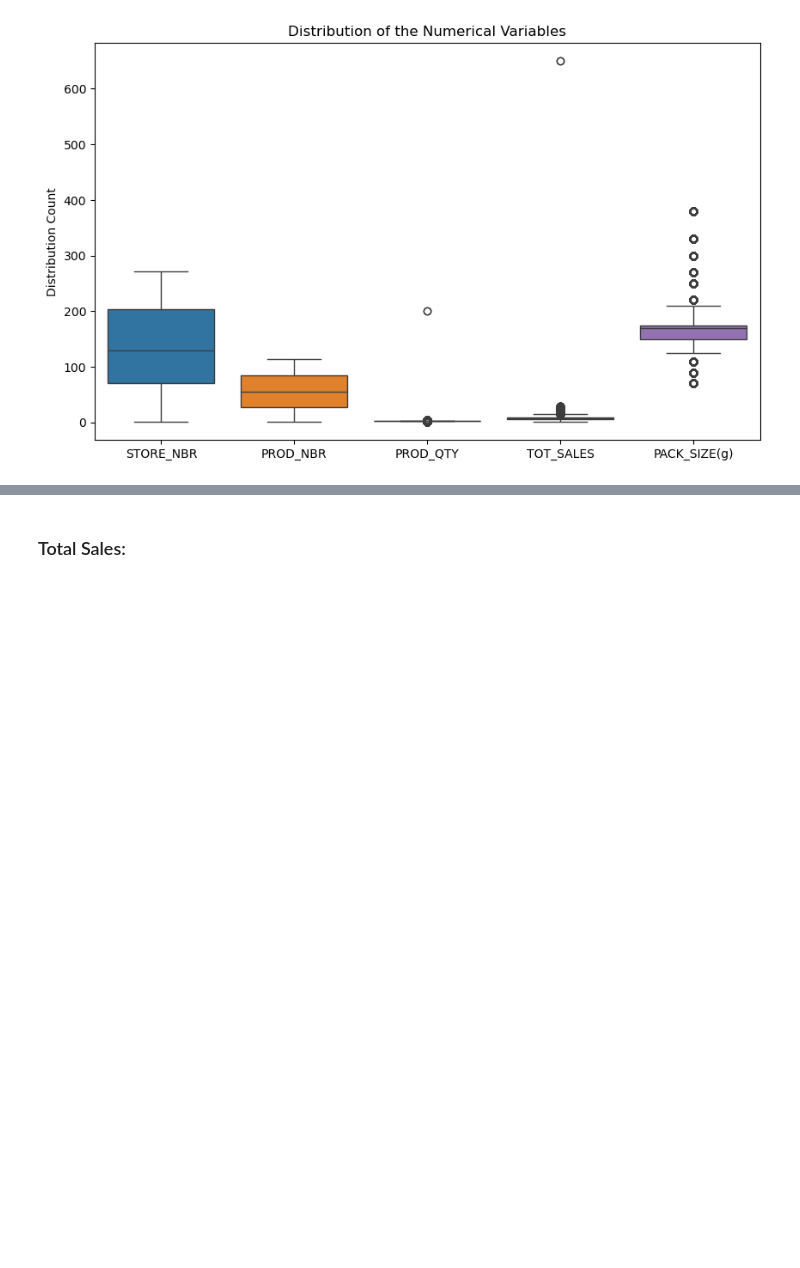
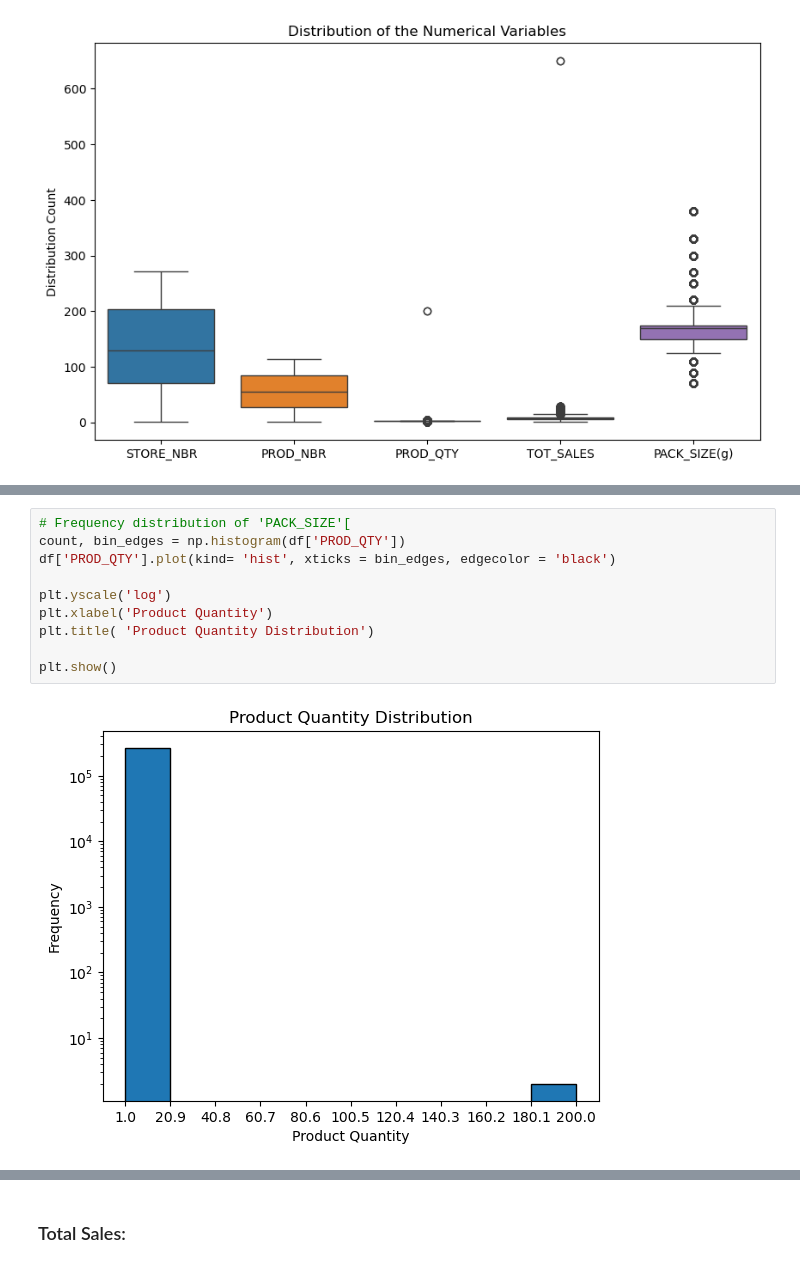
Before and after one commit to Marilyn-Rose/Data-Analytics-on-Chips-Category, a Jupyter notebook: Quantium Chips_Category Data analysis.ipynb, the cells around one changed output, grey strips where cells are left out. Saved outputs shown, nothing was run; the diff lists cells and outputs as text; blank space fills up the shorter version.

```diff
--- a/Quantium Chips_Category Data analysis.ipynb
+++ b/Quantium Chips_Category Data analysis.ipynb
@@ -404,0 +414,12 @@ df.head(2)
+# %%
+# Frequency distribution of 'PACK_SIZE'[
+count, bin_edges = np.histogram(df['PROD_QTY'])
+df['PROD_QTY'].plot(kind= 'hist', xticks = bin_edges, edgecolor = 'black')
+
+plt.yscale('log')
+plt.xlabel('Product Quantity')
+plt.title( 'Product Quantity Distribution')
+
+plt.show()
+# %% [output]
+[figure, added]
```
Also changed, not shown: parts of 28 cells of this notebook.
